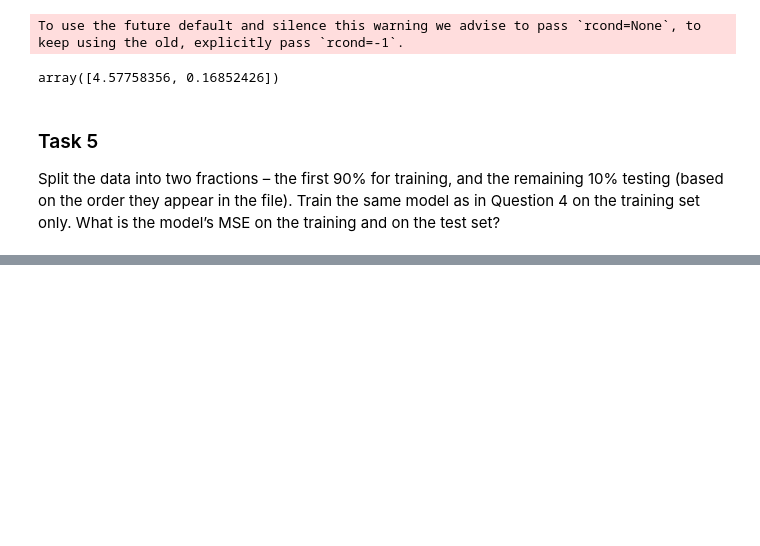
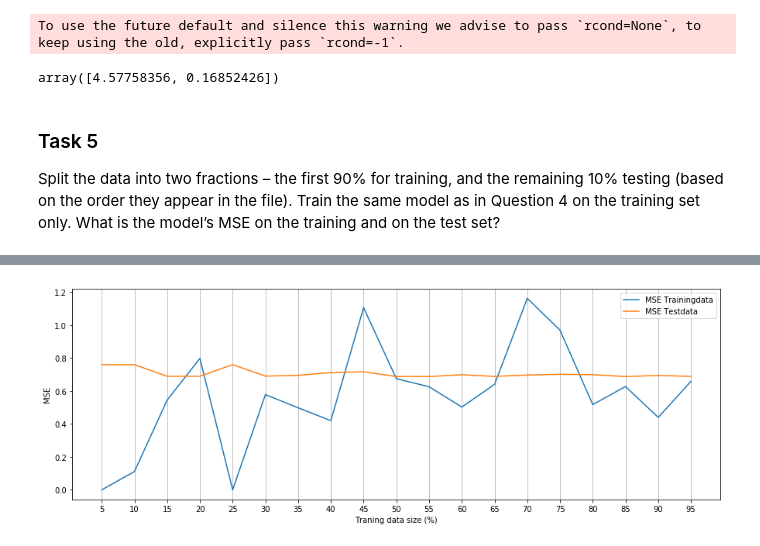
Before and after one commit to kristogj/recommender-systems, a Jupyter notebook: hw1/KristofferGjerde - hw1.ipynb, the cells around one changed output, grey strips where cells are left out. Drawn from its saved outputs; the diff is of its cells as text; code cells hidden in the pictures; blank space fills up the shorter version.

```diff
--- a/hw1/KristofferGjerde - hw1.ipynb
+++ b/hw1/KristofferGjerde - hw1.ipynb
@@ -130,19 +130,22 @@ the order they appear in the file). Train the same model as in Question 4 on the
 is the model’s MSE on the training and on the test set?
 # %%
 from sklearn.model_selection import train_test_split
-X_train, X_test, y_train, y_test = train_test_split(X, y, test_size=0.10)
+X_train, X_test, y_train, y_test = train_test_split(X, y, test_size=0.10, shuffle=False)
 theta,residuals,rank,s = np.linalg.lstsq(X_train, y_train)
 
 def predict(thetas, features):
     return thetas[0] + sum(thetas[x] * features[x-1] for x in range(1, len(thetas)))
 
-y_train_pred = [predict(theta, features) for features in X_train]
-y_test_pred = [predict(theta, features) for features in X_test]
+def mse_train_and_test(theta, X_train, X_test):
+    y_train_pred = [predict(theta, features) for features in X_train]
+    y_test_pred = [predict(theta, features) for features in X_test]
 
-l_train, l_test = len(y_train), len(y_test)
-mse_train = sum((y_train_pred[x] - y_train[x])**2 for x in range(l_train)) / l_train
-mse_test = sum((y_test_pred[x] - y_test[x])**2 for x in range(l_test)) / l_test
+    l_train, l_test = len(X_train), len(X_test)
+    mse_train = sum((y_train_pred[x] - y_train[x])**2 for x in range(l_train)) / l_train
+    mse_test = sum((y_test_pred[x] - y_test[x])**2 for x in range(l_test)) / l_test
+    return mse_train, mse_test
 
+mse_train, mse_test = mse_train_and_test(theta, X_train, X_test)
 mse_train, mse_test
 # %% [output]
 To use the future default and silence this warning we advise to pass `rcond=None`, to keep using the old, explicitly pass `rcond=-1`.
@@ -150,0 +180,16 @@ To use the future default and silence this warning we advise to pass `rcond=None
+# %%
+train_sizes = np.arange(5, 100, 5)
+
+traning_errors, test_errors = [], []
+for train_size in train_sizes:
+    # Split the data
+    X_train, X_test, y_train, y_test = train_test_split(X, y, test_size=(1-train_size)) # Uses shuffle this time
+
+    # Train the model
+    theta,residuals,rank,s = np.linalg.lstsq(X_train, y_train)
+
+    # Calculate the error
+    mse_train, mse_test = mse_train_and_test(theta, X_train, X_test)
+    traning_errors.append(mse_train)
+    test_errors.append(mse_test)
+traning_errors[:2], test_errors[:2]
@@ -150,0 +201,14 @@ To use the future default and silence this warning we advise to pass `rcond=None
+# %%
+# Plot them to see how the MSE changes as the size of the trnaingdata change
+plt.figure(figsize=(15,5))
+plt.plot(train_sizes, traning_errors, label="MSE Trainingdata")
+plt.plot(train_sizes, test_errors, label="MSE Testdata")
+plt.legend(loc='best')
+axs = plt.gca()
+axs.xaxis.grid(True)
+axs.set_xlabel('Traning data size (%)')
+axs.set_ylabel('MSE')
+plt.xticks(train_sizes)
+plt.show()
+# %% [output]
+[figure, added]
```
Also changed, not shown: parts of 5 cells of this notebook.
